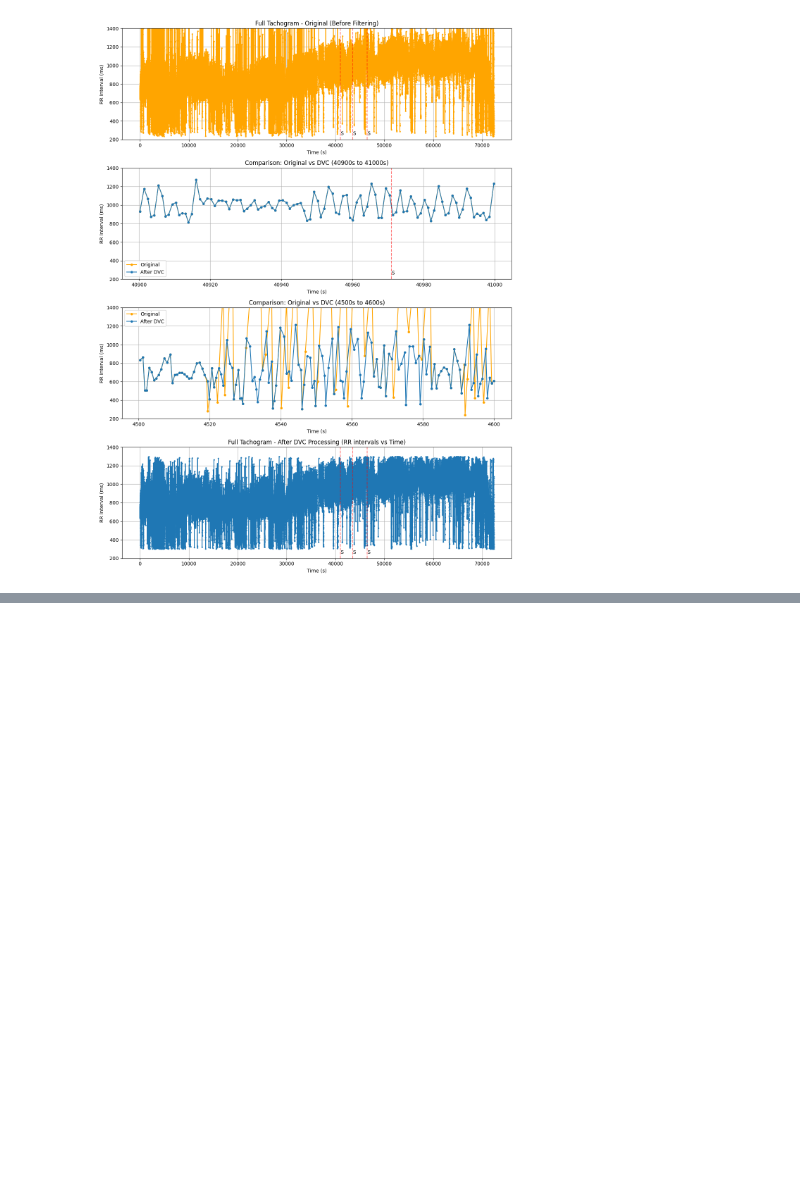
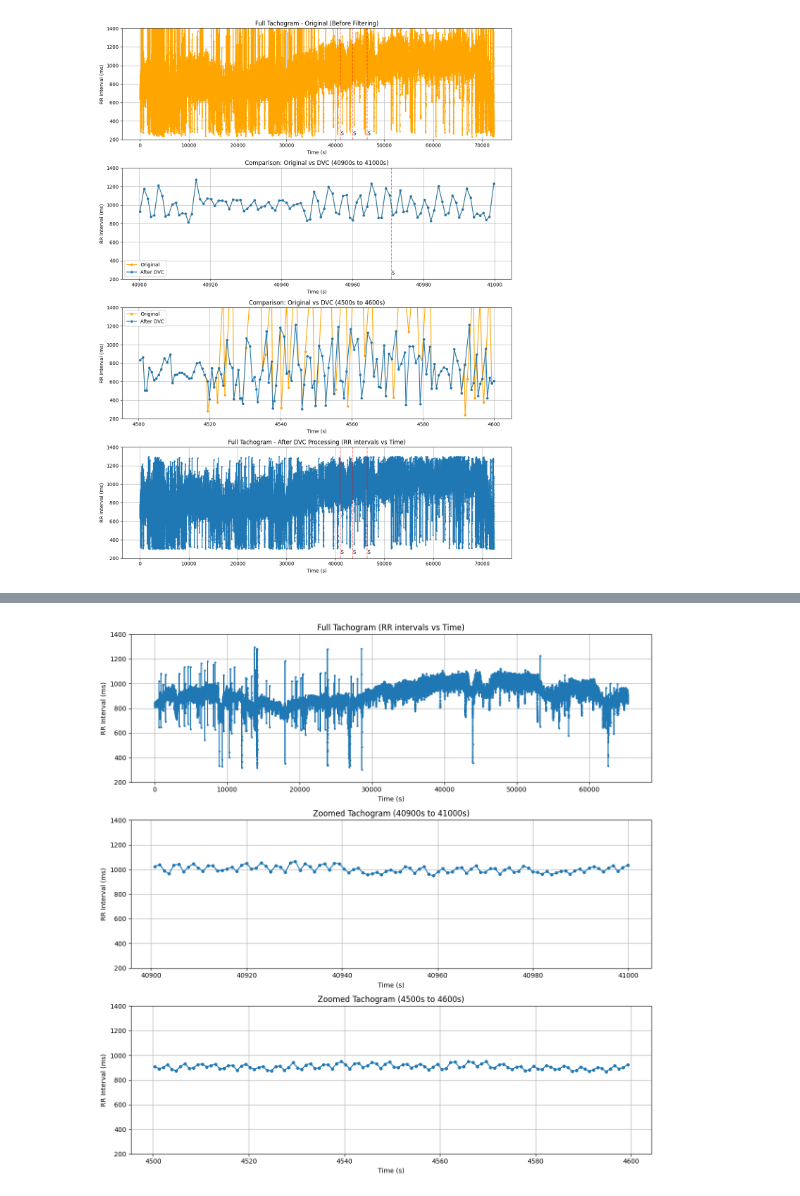
Before and after one commit to ashley-andrea/seizure-block-codes, a Jupyter notebook: check_codes/TEST-flow.ipynb, the cells around one changed output, grey strips where cells are left out. Saved outputs shown, nothing was run; the diff lists cells and outputs as text; code cells hidden in the pictures; blank space fills up the shorter version.

Commit message:
Added new patient for flow testing

```diff
--- a/check_codes/TEST-flow.ipynb
+++ b/check_codes/TEST-flow.ipynb
@@ -24,4 +24,4 @@ reload(ectopic_beats_filtering)
 # %% [output]
 <module 'ectopic_beats_filtering' from '/Users/ashleyandrea/Documents/StartUps/seizury/seizure-block-codes/check_codes/../preprocessing-block/ectopic_beats_filtering.py'>
 # %%
-loader = ECGFileLoader(use_s3=True)
+loader = ECGFileLoader(use_s3=False)
@@ -662,0 +663,2 @@ plt.show()
+# %%
+processed_data2 = process_all_patients_rpeaks(loader, ['sub-001'])
@@ -662,0 +707,2 @@ plt.show()
+# %%
+processed_rr2 = process_dvc_for_session(processed_data2['sub-001'][0], min_rr_s=0.3, max_rr_s=1.3)
@@ -662,0 +727,4 @@ plt.show()
+# %%
+new_rr_intervals_ms2 = processed_rr2['dvc_rr_intervals_ms']
+new_rpeak_times_s2 = processed_rr2['dvc_rpeak_times_s']
+len(new_rr_intervals_ms2), len(new_rpeak_times_s2)  # Should be len(new_rpeak_times_s2) == len(new_rr_intervals_ms2) + 1
@@ -662,0 +733,69 @@ plt.show()
+# %%
+time_axis = new_rpeak_times_s2[1:]  # Use timestamps from second peak onwards
+
+# Get seizure events from processed data
+seizure_events = processed_data2['sub-001'][0]['seizure_events']
+
+# First plot: Full tachogram with fixed y-axis limits and seizure markers
+plt.figure(figsize=(12, 12))
+plt.subplot(311)
+plt.plot(time_axis, new_rr_intervals_ms2, marker='o', markersize=2, linestyle='-')
+plt.ylim(200, 1400)
+
+# Add seizure onset markers
+for seizure in seizure_events:
+    onset_time = seizure['onset_time']
+    plt.axvline(x=onset_time, color='r', linestyle='--', alpha=0.5)
+    plt.text(onset_time, 250, 'S', rotation=0)
+
+plt.title("Full Tachogram (RR intervals vs Time)")
+plt.xlabel("Time (s)")
+plt.ylabel("RR Interval (ms)")
+plt.grid(True)
+
+# Second plot: Zoomed section with start and end times
+plt.subplot(312)
+zoom_start = 40900
+zoom_end = 41000
+zoom_mask = (time_axis >= zoom_start) & (time_axis <= zoom_end)
+plt.plot(time_axis[zoom_mask], new_rr_intervals_ms2[zoom_mask],
+         marker='o', markersize=4, linestyle='-')
+plt.ylim(200, 1400)
+
+# Add seizure onset markers in zoom window
+for seizure in seizure_events:
+    onset_time = seizure['onset_time']
+    if zoom_start <= onset_time <= zoom_end:
+        plt.axvline(x=onset_time, color='r', linestyle='--', alpha=0.5)
+        plt.text(onset_time, 250, 'S', rotation=0)
+
+plt.title(f"Zoomed Tachogram ({zoom_start}s to {zoom_end}s)")
+plt.xlabel("Time (s)")
+plt.ylabel("RR Interval (ms)")
+plt.grid(True)
+
+# Third plot: Zoomed section with start and end times
+plt.subplot(313)
+zoom_start = 4500
+zoom_end = 4600
+zoom_mask = (time_axis >= zoom_start) & (time_axis <= zoom_end)
+plt.plot(time_axis[zoom_mask], new_rr_intervals_ms2[zoom_mask],
+         marker='o', markersize=4, linestyle='-')
+plt.ylim(200, 1400)
+
+# Add seizure onset markers in zoom window
+for seizure in seizure_events:
+    onset_time = seizure['onset_time']
+    if zoom_start <= onset_time <= zoom_end:
+        plt.axvline(x=onset_time, color='r', linestyle='--', alpha=0.5)
+        plt.text(onset_time, 250, 'S', rotation=0)
+
+plt.title(f"Zoomed Tachogram ({zoom_start}s to {zoom_end}s)")
+plt.xlabel("Time (s)")
+plt.ylabel("RR Interval (ms)")
+plt.grid(True)
+
+plt.tight_layout()
+plt.show()
+# %% [output]
+[figure, added]
```
Also changed, not shown: parts of 9 cells of this notebook.
